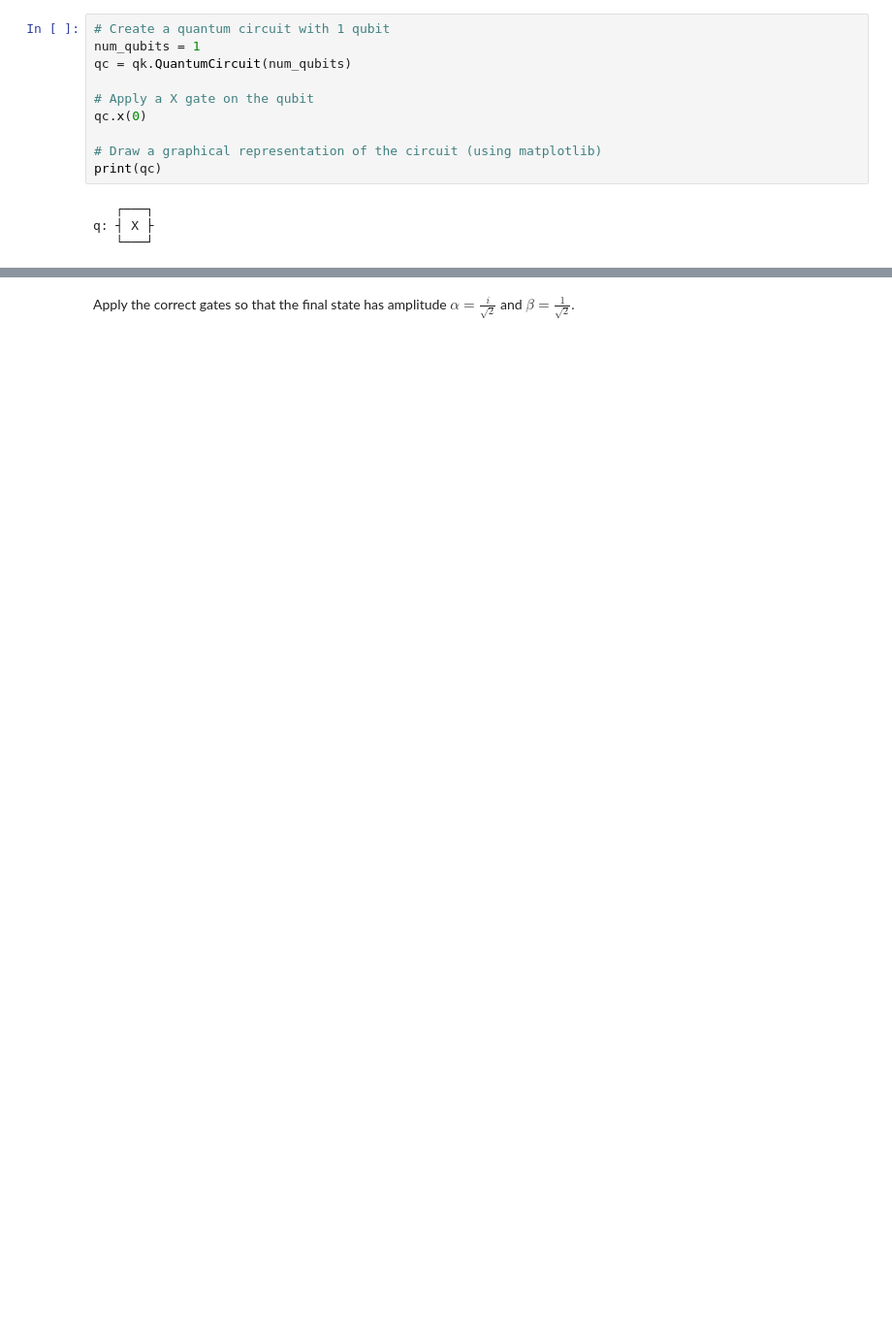
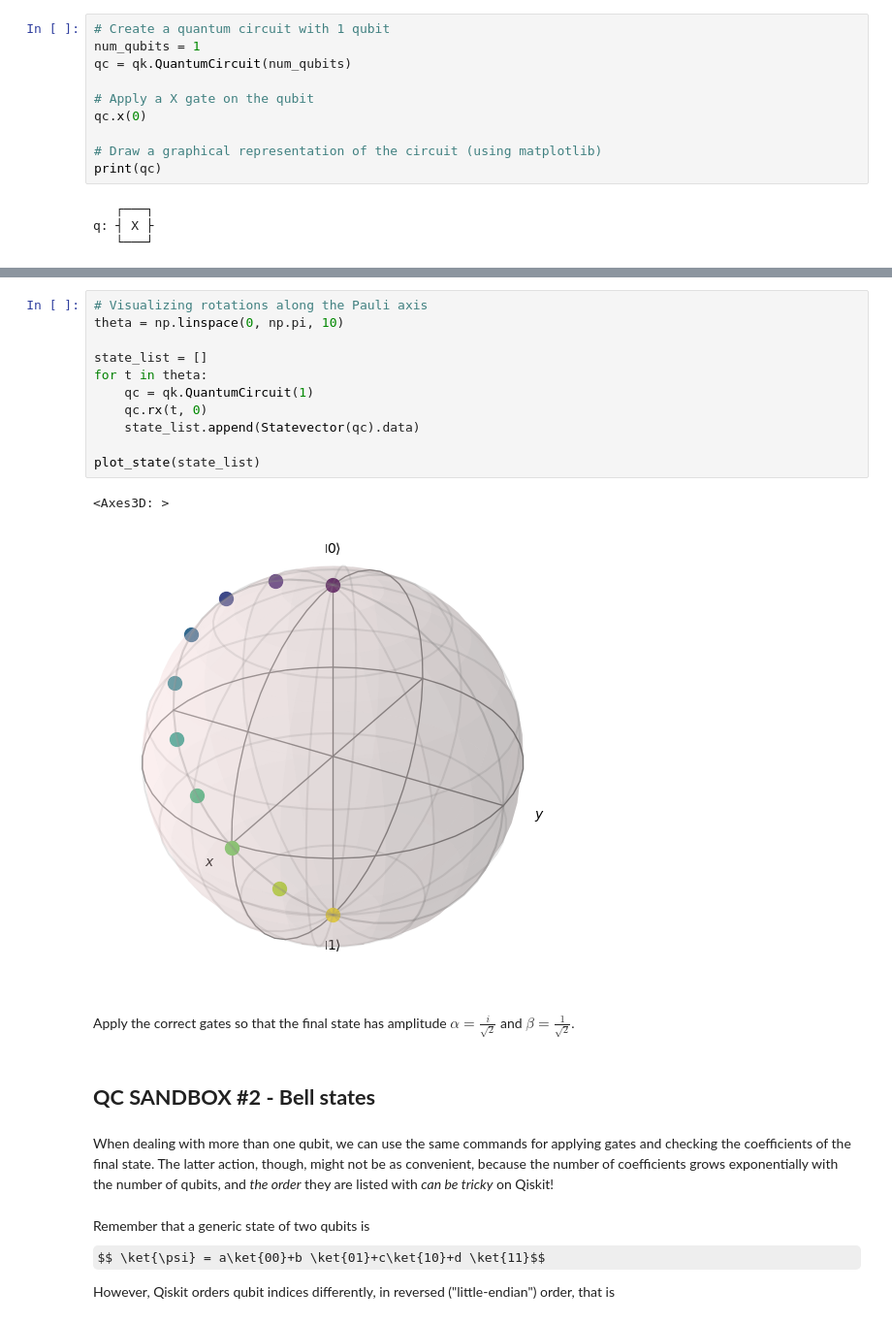
Before and after one commit to ceciliachiar/Sandboxes, a Jupyter notebook: Sandboxes.ipynb, the cells around one changed output, grey strips where cells are left out. Shown at 97% size. Drawn from its saved outputs; the diff is of its cells as text; some formulas as TeX source; blank space fills up the shorter version.

Commit message:
sandboxes 1,2,3 created

```diff
--- a/Sandboxes.ipynb
+++ b/Sandboxes.ipynb
@@ -41,2 +96,25 @@ print("|psi> = ", psi.data)
+# %%
+# Visualizing rotations along the Pauli axis
+theta = np.linspace(0, np.pi, 10)
+
+state_list = []
+for t in theta:
+    qc = qk.QuantumCircuit(1)
+    qc.rx(t, 0)
+    state_list.append(Statevector(qc).data)
+
+plot_state(state_list)
+# %% [output]
+<Axes3D: >
+[figure, added]
 # %% [markdown]
 Apply the correct gates so that the final state has amplitude $\alpha = \frac{i}{\sqrt{2}}$ and $\beta = \frac{1}{\sqrt{2}}$.
+# %% [markdown]
+## **QC SANDBOX #2 - Bell states**
+# %% [markdown]
+When dealing with more than one qubit, we can use the same commands for applying gates and checking the coefficients of the final state. The latter action, though, might not be as convenient, because the number of coefficients grows exponentially with the number of qubits, and *the order* they are listed with *can be tricky* on Qiskit!
+# %% [markdown]
+Remember that a generic state of two qubits is
+$$ \ket{\psi} = a\ket{00}+b \ket{01}+c\ket{10}+d \ket{11}$$
+
+However, Qiskit orders qubit indices differently, in reversed ("little-endian") order, that is
```
Also changed, not shown: parts of 20 cells of this notebook, 1 other file.
